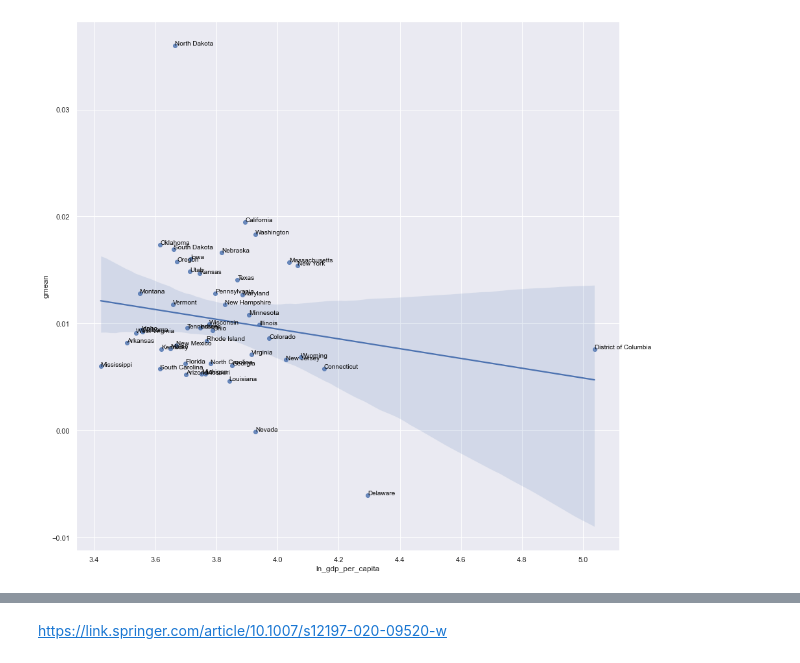
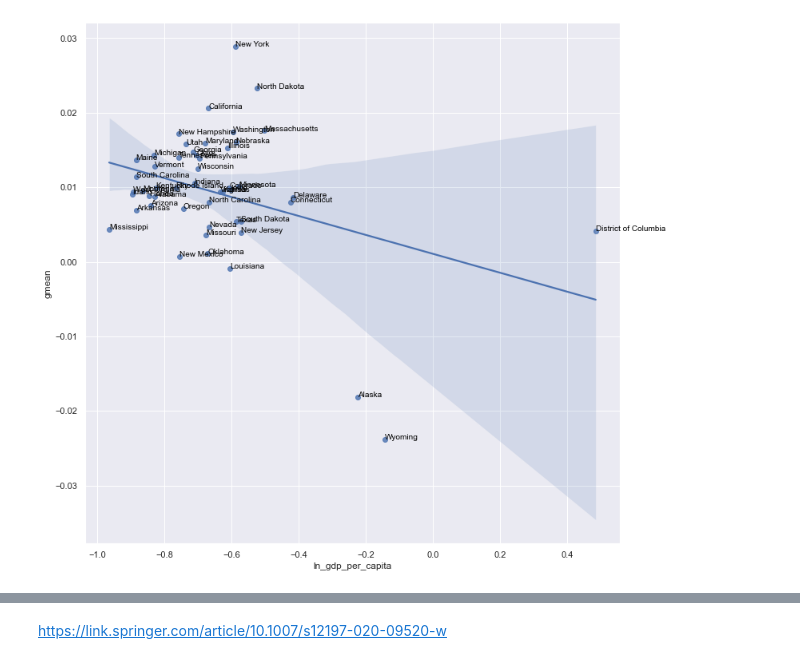
Before and after one commit to pesikj/macroeconomic-analysis, a Jupyter notebook: presentation_04.ipynb, the cells around one changed output, grey strips where cells are left out. Cells and saved outputs as stored; diff of their text form; code cells hidden in the pictures.

```diff
--- a/presentation_04.ipynb
+++ b/presentation_04.ipynb
@@ -82,5 +83,6 @@ data_1.head()
 # %%
 data_2 = pandas.read_excel("download.xls", skiprows=range(0, 5), nrows=59)
+data_2["GeoName"] = data_2["GeoName"].replace("Alaska *", "Alaska")
 data_2 = data_2.melt(id_vars=["GeoName"], value_vars=[str(i) for i in range(2001, 2020)], var_name="year",
                      value_name="population")
 data_2["year"] = data_2["year"].astype("int")
@@ -92,3 +94,9 @@ data_2.head()
 | 2 | Arizona | 2001 | 5273477 |
 | 3 | Arkansas | 2001 | 2691571 |
 | 4 | California | 2001 | 34479458 |
+# %%
+data_3 = pandas.read_csv("SAIRPDImplicitRegionalPriceDeflatorsbystate.csv")
+data_3 = data_3.melt(id_vars=["GeoName"], value_vars=[str(i) for i in range(2008, 2020)], var_name="year",
+                     value_name="regional_deflator")
+data_3["year"] = data_3["year"].astype("int")
+data_3.head()
@@ -95,8 +110,10 @@ data_2.head()
 # %%
 data = pandas.merge(data_1, data_2, on=["GeoName", "year"])
+data = pandas.merge(data, data_3, on=["GeoName", "year"])
 data = data.rename({"GeoName": "state"}, axis=1)
 data["gdp_per_capita"] = data["gdp"] / data["population"]
-data_Y0 = data[data["year"] == 2001][["state", "gdp_per_capita"]]
+data["gdp_per_capita"] = data["gdp_per_capita"] / data["regional_deflator"]
+data_Y0 = data[data["year"] == 2008][["state", "gdp_per_capita"]]
 data = data.sort_values(["state", "year"])
 data["gdp_per_capita_t-1"] = data.groupby("state")["gdp_per_capita"].shift(1)
 data["gdp_per_capita_growth"] = data["gdp_per_capita"] / data["gdp_per_capita_t-1"]
@@ -158,7 +175,2 @@ OLS Regression Results
 Notes:
 [1] Standard Errors assume that the covariance matrix of the errors is correctly specified.
-# %%
-data_final["const"] = 1
-mod = sm.RLM(data_final["gmean"], data_final[["const", "ln_gdp_per_capita"]])
-res = mod.fit()
-res.summary()
@@ -180,7 +177,7 @@ If the model instance has been used for another fit with different fit parameter
 # %%
-seaborn.set(rc={'figure.figsize':(15, 15)})
+seaborn.set(rc={'figure.figsize':(12, 12)})
 seaborn.regplot(x="ln_gdp_per_capita", y="gmean", data=data_final)
 for line in range(0,data_final.shape[0]):
      plt.text(data_final.ln_gdp_per_capita[line], data_final.gmean[line], data_final.state[line], size='small', color='black')
 # %% [output]
-[figure, old version]
+[figure, new version]
```
Also changed, not shown: parts of 11 cells of this notebook.
